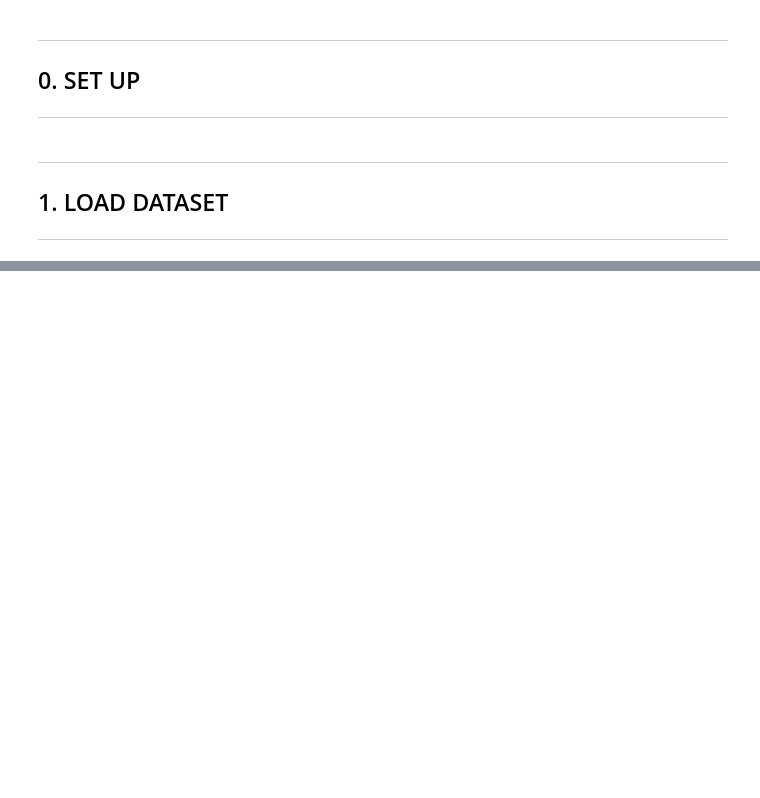
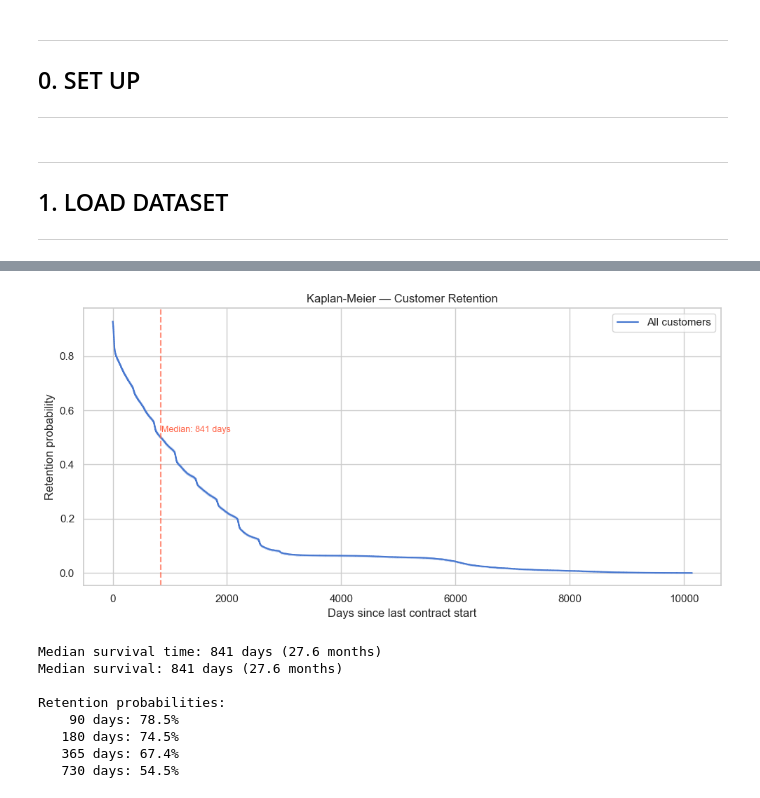
Before and after one commit to RuiSousaFerreiraIMS/Business_Case_BNP, a Jupyter notebook: notebooks/3c)Survival_Analysis_Churn.ipynb, the cells around one changed output, grey strips where cells are left out. Saved outputs shown, nothing was run; the diff lists cells and outputs as text; code cells hidden in the pictures; blank space fills up the shorter version.

Commit message:
add explanations to the survival analysis notebook

```diff
--- a/notebooks/3c)Survival_Analysis_Churn.ipynb
+++ b/notebooks/3c)Survival_Analysis_Churn.ipynb
@@ -79,24 +111,42 @@ No assumptions about the underlying distribution are required.
 # %%
 # ── 2.1 Overall survival curve ────────────────────────────────────────────────
 kmf = KaplanMeierFitter()
 kmf.fit(
     durations=mask_pay["TIME_TO_CHURN_D"],
     event_observed=mask_pay["IS_CHURN"],
     label="All customers"
 )
 
 fig, ax = plt.subplots(figsize=(10, 5))
 kmf.plot_survival_function(ax=ax, ci_show=True)
 ax.set_xlabel("Days since last contract start")
 ax.set_ylabel("Retention probability")
 ax.set_title("Kaplan-Meier — Customer Retention")
 
 # Annotate median survival time
 median_t = kmf.median_survival_time_
 ax.axvline(median_t, color='tomato', linestyle='--', alpha=0.7)
 ax.text(median_t + 10, 0.52, f'Median: {median_t:.0f} days', color='tomato', fontsize=9)
 
 plt.tight_layout()
 plt.show()
 
 print(f"Median survival time: {median_t:.0f} days ({median_t/30.44:.1f} months)")
+
+# ── 2.1 Retention at key timepoints ───────────────────────────────────────────
+timepoints = [90, 180, 365, 730]
+print(f"Median survival: {kmf.median_survival_time_:.0f} days ({kmf.median_survival_time_/30.44:.1f} months)\n")
+print("Retention probabilities:")
+for t in timepoints:
+    s = kmf.survival_function_at_times([t]).values[0]
+    print(f"  {t:4d} days: {s:.1%}")
+# %% [output]
+[figure, added]
+Median survival time: 841 days (27.6 months)
+Median survival: 841 days (27.6 months)
+
+Retention probabilities:
+    90 days: 78.5%
+   180 days: 74.5%
+   365 days: 67.4%
+   730 days: 54.5%
```
Also changed, not shown: parts of 13 cells of this notebook, 3 other files.
